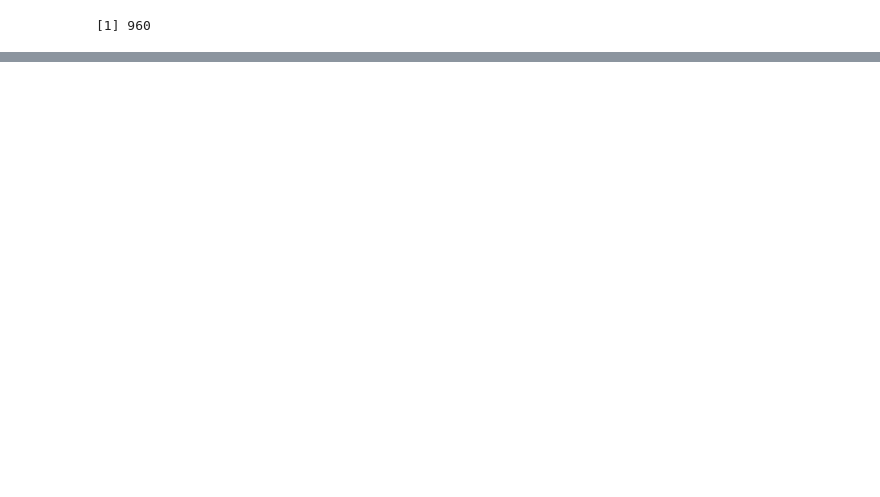
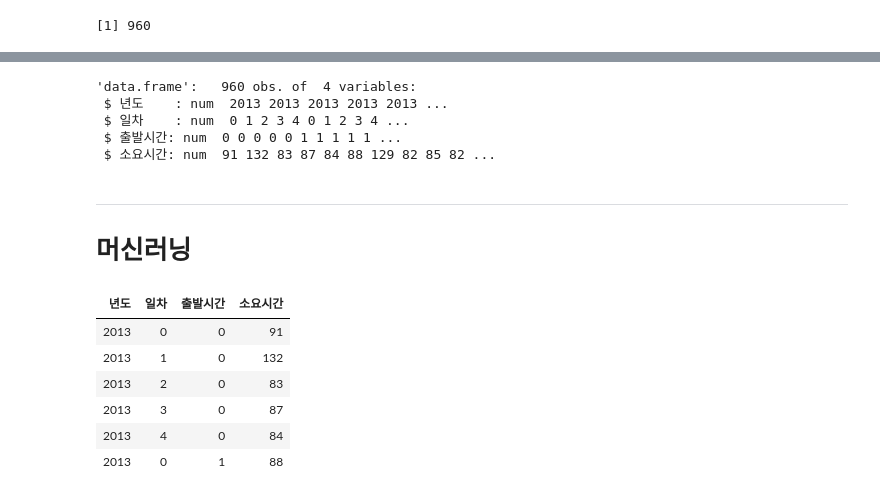
Before and after one commit to monargent0/TJRrrClass, a Jupyter notebook: 교통량.ipynb, the cells around one changed output, grey strips where cells are left out. Saved outputs shown, nothing was run; the diff lists cells and outputs as text; code cells hidden in the pictures; blank space fills up the shorter version.

```diff
--- a/교통량.ipynb
+++ b/교통량.ipynb
@@ -144,0 +331,8 @@ write.csv(최종데이터, "../AIData/서울대전최종.csv", row.names=F)
+# %%
+str(최종데이터)
+# %% [output]
+'data.frame':   960 obs. of  4 variables:
+ $ 년도    : num  2013 2013 2013 2013 2013 ...
+ $ 일차    : num  0 1 2 3 4 0 1 2 3 4 ...
+ $ 출발시간: num  0 0 0 0 0 1 1 1 1 1 ...
+ $ 소요시간: num  91 132 83 87 84 88 129 82 85 82 ...
@@ -144,0 +341,14 @@ write.csv(최종데이터, "../AIData/서울대전최종.csv", row.names=F)
+# %% [markdown]
+---
+# 머신러닝
+# %%
+data <- read.csv('../AIData/서울대전5일(연휴앞뒤2일).csv', header = TRUE, stringsAsFactors = FALSE)
+head(data)
+# %% [output]
+| 년도 | 일차 | 출발시간 | 소요시간 |
+| 2013 | 0 | 0 | 91 |
+| 2013 | 1 | 0 | 132 |
+| 2013 | 2 | 0 | 83 |
+| 2013 | 3 | 0 | 87 |
+| 2013 | 4 | 0 | 84 |
+| 2013 | 0 | 1 | 88 |
```
Also changed, not shown: parts of 14 cells of this notebook.
